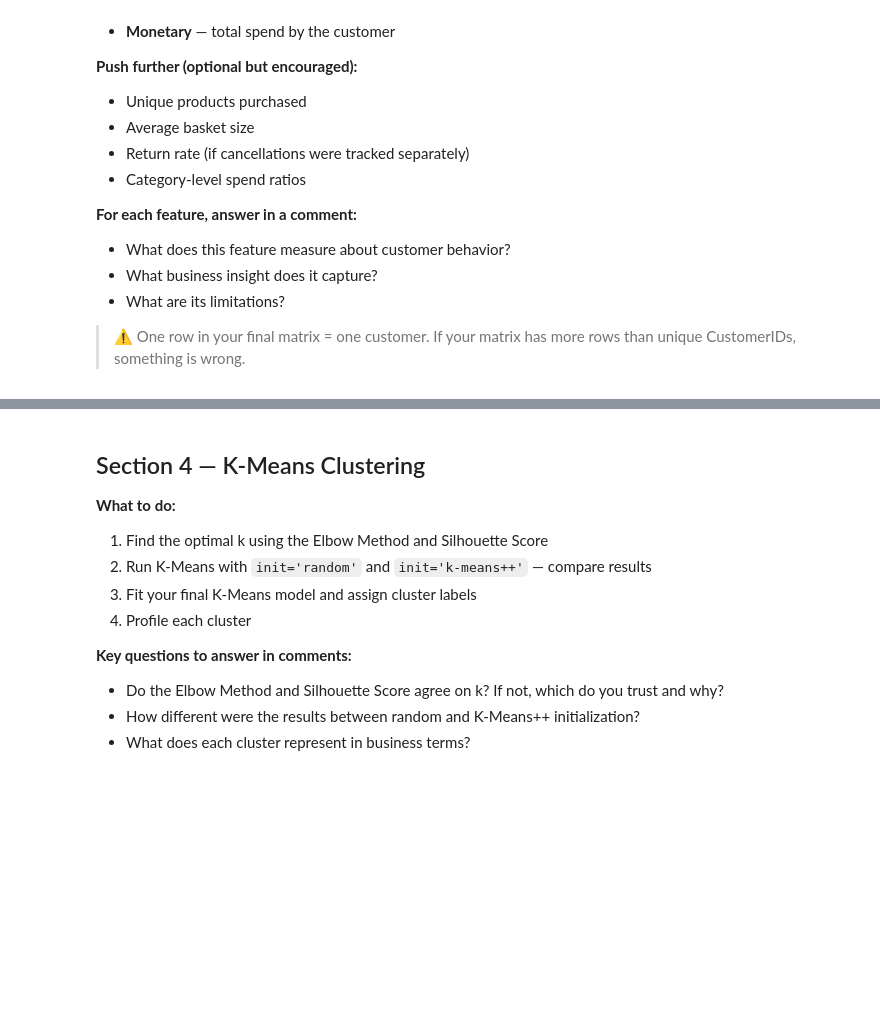
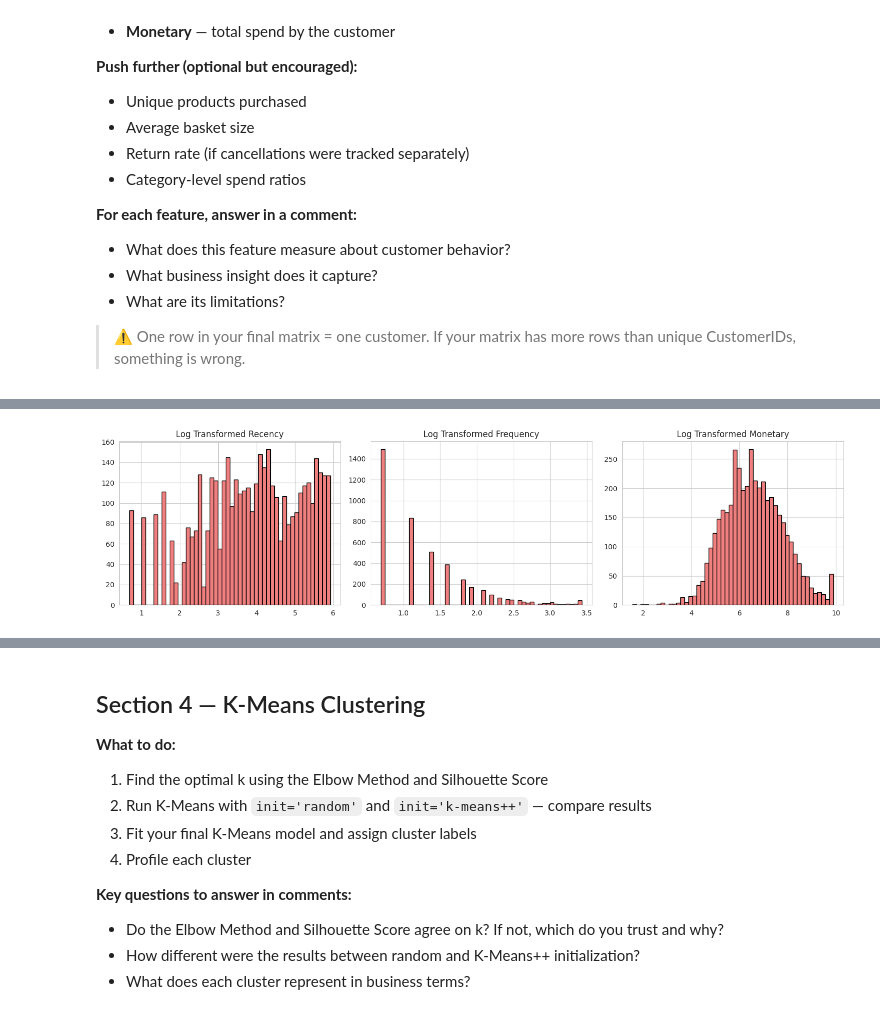
Before and after one commit to AshutoshDhungana/Fusemachine_AiFellowship, a Jupyter notebook: Wk7_Clustering/Week_7_Clustering_Assignment.ipynb, the cells around one changed output, grey strips where cells are left out. Cells and saved outputs as stored; diff of their text form; code cells hidden in the pictures; blank space fills up the shorter version.

```diff
--- a/Wk7_Clustering/Week_7_Clustering_Assignment.ipynb
+++ b/Wk7_Clustering/Week_7_Clustering_Assignment.ipynb
@@ -217,12 +338,26 @@ plt.show()
 # %%
 # ── Outlier Handling ─────────────────────────────────────────────────────────
-# Decide how to handle outliers in each feature
-# Options: cap at percentile, log transform, remove, keep
-# Justify your choice for EACH feature in comments
+# 1. Monetary & Frequency: Cap at 99th percentile to remove extreme anomalies.
+# 2. Log Transform: Since distributions are power-law like, log(x+1) makes them
+#    more Gaussian-like, which is better for K-Means distance calculations.
 
-# YOUR CODE HERE
+customer_df_log = customer_df.copy()
 
-# After handling outliers, plot distributions again and compare
-# YOUR CODE HERE
+for col in ['Frequency', 'Monetary']:
+    q_limit = customer_df[col].quantile(0.99)
+    customer_df_log[col] = np.where(customer_df_log[col] > q_limit, q_limit, customer_df_log[col])
+
+# Apply log transformation to reduce skewness
+customer_df_log = np.log1p(customer_df_log)
+
+# Plot distributions after handling
+fig, axes = plt.subplots(1, 3, figsize=(15, 4))
+for i, feat in enumerate(features):
+    axes[i].hist(customer_df_log[feat], bins=50, edgecolor='k', color='lightcoral')
+    axes[i].set_title(f'Log Transformed {feat}')
+plt.tight_layout()
+plt.show()
+# %% [output]
+[figure, added]
 # %%
 # ── Feature Scaling ──────────────────────────────────────────────────────────
```
Also changed, not shown: parts of 22 cells of this notebook.
